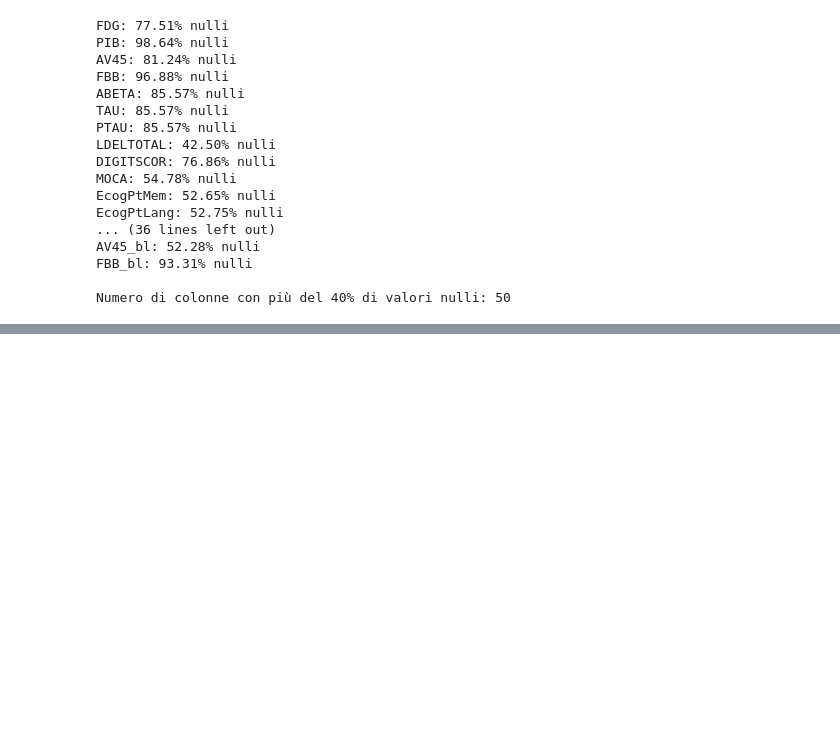
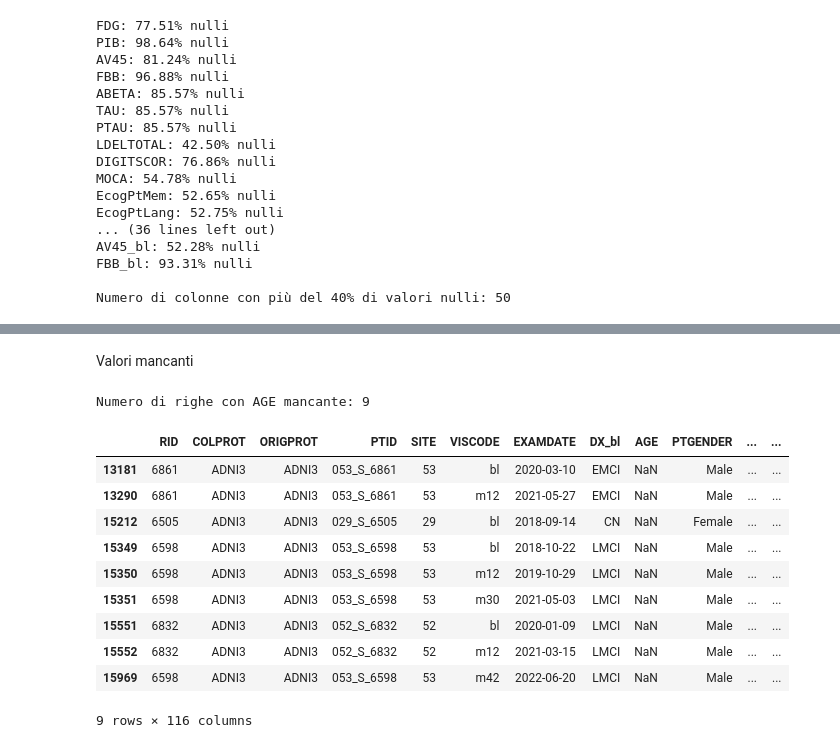
Before and after one commit to RossanaFacchin/DataCleaning, a Jupyter notebook: notebook testcleaning.ipynb, the cells around one changed output, grey strips where cells are left out. Cells and saved outputs as stored; diff of their text form; code cells hidden in the pictures; blank space fills up the shorter version.

```diff
--- a/notebook testcleaning.ipynb
+++ b/notebook testcleaning.ipynb
@@ -175,0 +314,19 @@ Numero di colonne con più del 40% di valori nulli: 50
+# %% [markdown]
+Valori mancanti
+# %%
+righe_age_mancante = df[df["AGE"].isna()]
+print(f"Numero di righe con AGE mancante: {len(righe_age_mancante)}")
+righe_age_mancante
+# %% [output]
+Numero di righe con AGE mancante: 9
+|  | RID | COLPROT | ORIGPROT | PTID | SITE | VISCODE | EXAMDATE | DX_bl | AGE | PTGENDER | ... | ... |
+| 13181 | 6861 | ADNI3 | ADNI3 | 053_S_6861 | 53 | bl | 2020-03-10 | EMCI | NaN | Male | ... | ... |
+| 13290 | 6861 | ADNI3 | ADNI3 | 053_S_6861 | 53 | m12 | 2021-05-27 | EMCI | NaN | Male | ... | ... |
+| 15212 | 6505 | ADNI3 | ADNI3 | 029_S_6505 | 29 | bl | 2018-09-14 | CN | NaN | Female | ... | ... |
+| 15349 | 6598 | ADNI3 | ADNI3 | 053_S_6598 | 53 | bl | 2018-10-22 | LMCI | NaN | Male | ... | ... |
+| 15350 | 6598 | ADNI3 | ADNI3 | 053_S_6598 | 53 | m12 | 2019-10-29 | LMCI | NaN | Male | ... | ... |
+| 15351 | 6598 | ADNI3 | ADNI3 | 053_S_6598 | 53 | m30 | 2021-05-03 | LMCI | NaN | Male | ... | ... |
+| 15551 | 6832 | ADNI3 | ADNI3 | 052_S_6832 | 52 | bl | 2020-01-09 | LMCI | NaN | Male | ... | ... |
+| 15552 | 6832 | ADNI3 | ADNI3 | 052_S_6832 | 52 | m12 | 2021-03-15 | LMCI | NaN | Male | ... | ... |
+| 15969 | 6598 | ADNI3 | ADNI3 | 053_S_6598 | 53 | m42 | 2022-06-20 | LMCI | NaN | Male | ... | ... |
+9 rows × 116 columns
```
Also changed, not shown: parts of 16 cells of this notebook.
